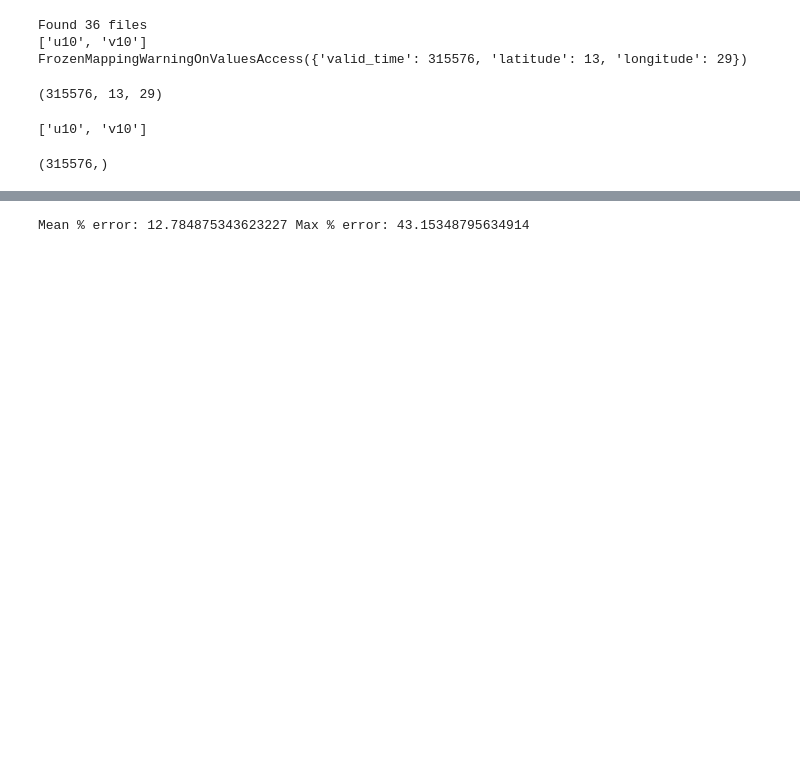
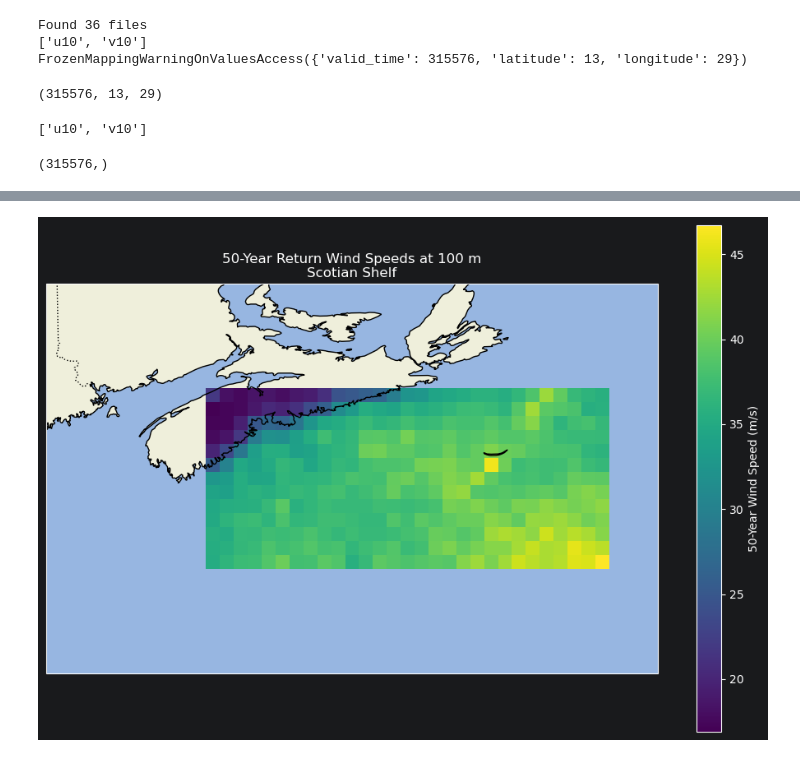
Before and after one commit to Jerjisk/Climate-Data-Analysis, a Jupyter notebook: GEV on Historical ERA5 Data.ipynb, the cells around one changed output, grey strips where cells are left out. Cells and saved outputs as stored; diff of their text form; code cells hidden in the pictures; blank space fills up the shorter version.

Commit message:
Added spatial GEV mapping and Cartopy visualization

```diff
--- a/GEV on Historical ERA5 Data.ipynb
+++ b/GEV on Historical ERA5 Data.ipynb
@@ -47,6 +50,4 @@ print(wind_dom_max.shape)
 # %% [output]
 (315576,)
 # %%
-annual_max = wind_dom_max.groupby('valid_time.year').max()
-
-print(annual_max.shape)
+annual_max = wind_speed_100m.groupby('valid_time.year').max()
@@ -72,9 +53,0 @@ plt.show()
-# %%
-maxima = annual_max.values
-
-shape, loc, scale = genextreme.fit(maxima)
-
-print("GEV Parameters:")
-print("Shape =", shape)
-print("Location =", loc)
-print("Scale =", scale)
@@ -140,4 +54,5 @@ plt.show()
-# %%
-x = np.sort(annual_max.values); n = len(x); emp = np.arange(1, n+1)/(n+1); gev = genextreme.cdf(x, shape, loc=loc, scale=scale); print("Mean % error:", np.mean(100*np.abs(emp-gev)/emp), "Max % error:", np.max(100*np.abs(emp-gev)/emp))
-# %% [output]
-Mean % error: 12.784875343623227 Max % error: 43.15348795634914
+# %%
+lat = ds['latitude']
+lon = ds['longitude']
+
+rl50 = np.full((len(lat), len(lon)), np.nan)
@@ -143,0 +86,33 @@ Mean % error: 12.784875343623227 Max % error: 43.15348795634914
+# %%
+fig = plt.figure(figsize=(12,8))
+
+ax = plt.axes(projection=ccrs.PlateCarree())
+
+# Plot return levels
+mesh = ax.pcolormesh(
+    lon,
+    lat,
+    rl50,
+    transform=ccrs.PlateCarree(),
+    shading='auto'
+)
+
+# Add coastlines and map features
+ax.coastlines(resolution='10m')
+ax.add_feature(cfeature.LAND)
+ax.add_feature(cfeature.OCEAN)
+ax.add_feature(cfeature.BORDERS, linestyle=':')
+
+# Focus on Nova Scotia / Scotian Shelf
+ax.set_extent([-68, -57, 40, 47])
+
+# Colorbar
+cbar = plt.colorbar(mesh, ax=ax)
+cbar.set_label('50-Year Wind Speed (m/s)')
+
+# Labels/title
+plt.title('50-Year Return Wind Speeds at 100 m\nScotian Shelf')
+
+plt.show()
+# %% [output]
+[figure, added]
```
Also changed, not shown: parts of 7 cells of this notebook.
